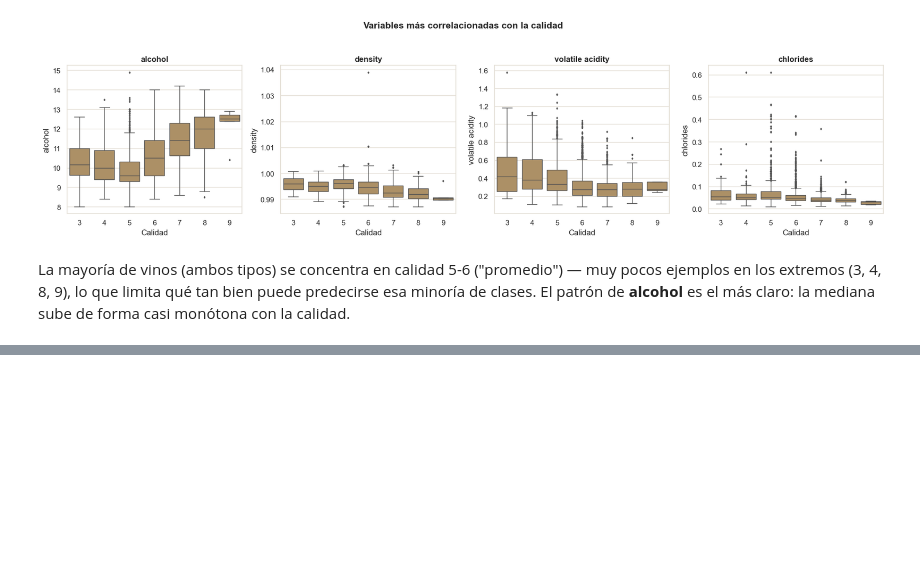
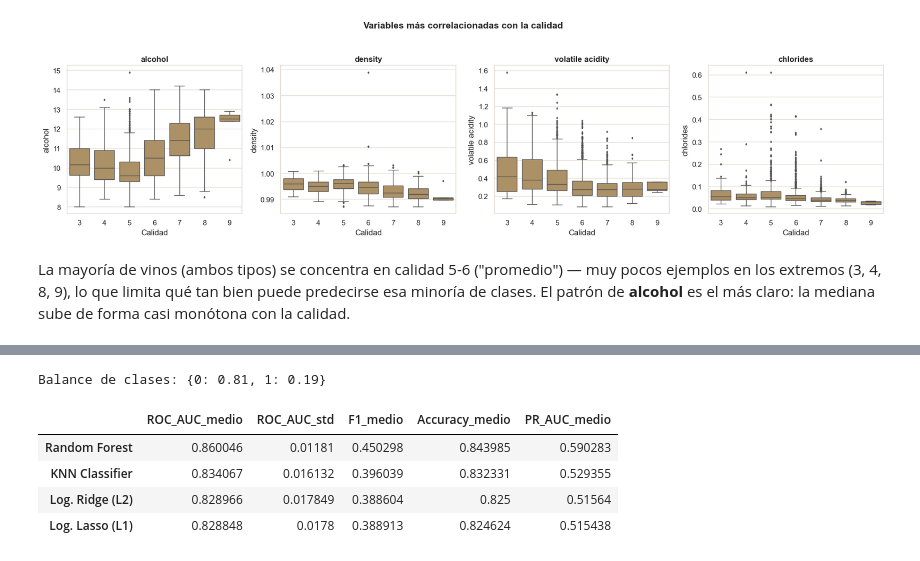
Before and after one commit to rafaelromero06/Eda_Machine, a Jupyter notebook: eda/EDA_wine_quality.ipynb, the cells around one changed output, grey strips where cells are left out. Drawn from its saved outputs; the diff is of its cells as text; code cells hidden in the pictures; blank space fills up the shorter version.

```diff
--- a/eda/EDA_wine_quality.ipynb
+++ b/eda/EDA_wine_quality.ipynb
@@ -395,0 +452,14 @@ claro: la mediana sube de forma casi monótona con la calidad.
+# %%
+features_num = [
+    "fixed acidity", "volatile acidity", "citric acid", "residual sugar",
+    "chlorides", "free sulfur dioxide", "total sulfur dioxide",
+    "density", "pH", "sulphates", "alcohol",
+]
+features_cat = ["tipo_vino"]
+
+preprocesador = ColumnTransformer(transformers=[
+    ("num", StandardScaler(), features_num),
+    ("cat", OneHotEncoder(handle_unknown="ignore"), features_cat),
+])
+
+X = df[features_num + features_cat]
@@ -395,0 +534,45 @@ claro: la mediana sube de forma casi monótona con la calidad.
+# %%
+y_clf = (df["quality"] >= 7).astype(int)
+print("Balance de clases:", y_clf.value_counts(normalize=True).round(3).to_dict())
+
+cv_clf = StratifiedKFold(n_splits=5, shuffle=True, random_state=RANDOM_STATE)
+
+modelos_clf = {
+    "Log. Ridge (L2)": (LogisticRegression(max_iter=2000, random_state=RANDOM_STATE),
+                         {"modelo__C": [0.01, 0.1, 1.0, 10.0]}),
+    "Log. Lasso (L1)": (LogisticRegression(max_iter=2000, penalty="l1", solver="liblinear",
+                                            random_state=RANDOM_STATE),
+                         {"modelo__C": [0.01, 0.1, 1.0, 10.0]}),
+    "KNN Classifier": (KNeighborsClassifier(),
+                        {"modelo__n_neighbors": [5, 10, 15, 20, 30]}),
+    "Random Forest": (RandomForestClassifier(random_state=RANDOM_STATE, n_jobs=-1,
+                                              class_weight="balanced"),
+                       {"modelo__n_estimators": [200], "modelo__max_depth": [None, 15]}),
+}
+
+resultados_clf = {}
+for nombre, (modelo, grid) in modelos_clf.items():
+    pipe = Pipeline([("prep", preprocesador), ("modelo", modelo)])
+    gs = GridSearchCV(pipe, grid, cv=cv_clf, scoring="roc_auc", n_jobs=-1)
+    gs.fit(X, y_clf)
+
+    scores = cross_validate(gs.best_estimator_, X, y_clf, cv=cv_clf,
+                             scoring=["roc_auc", "f1", "accuracy", "average_precision"])
+    resultados_clf[nombre] = {
+        "mejor_param": gs.best_params_,
+        "ROC_AUC_medio": scores["test_roc_auc"].mean(),
+        "ROC_AUC_std": scores["test_roc_auc"].std(),
+        "F1_medio": scores["test_f1"].mean(),
+        "Accuracy_medio": scores["test_accuracy"].mean(),
+        "PR_AUC_medio": scores["test_average_precision"].mean(),
+    }
+
+tabla_clf = pd.DataFrame(resultados_clf).T.sort_values("ROC_AUC_medio", ascending=False)
+tabla_clf[["ROC_AUC_medio", "ROC_AUC_std", "F1_medio", "Accuracy_medio", "PR_AUC_medio"]].round(4)
+# %% [output]
+Balance de clases: {0: 0.81, 1: 0.19}
+|  | ROC_AUC_medio | ROC_AUC_std | F1_medio | Accuracy_medio | PR_AUC_medio |
+| Random Forest | 0.860046 | 0.01181 | 0.450298 | 0.843985 | 0.590283 |
+| KNN Classifier | 0.834067 | 0.016132 | 0.396039 | 0.832331 | 0.529355 |
+| Log. Ridge (L2) | 0.828966 | 0.017849 | 0.388604 | 0.825 | 0.51564 |
+| Log. Lasso (L1) | 0.828848 | 0.0178 | 0.388913 | 0.824624 | 0.515438 |
```
Also changed, not shown: parts of 18 cells of this notebook.
